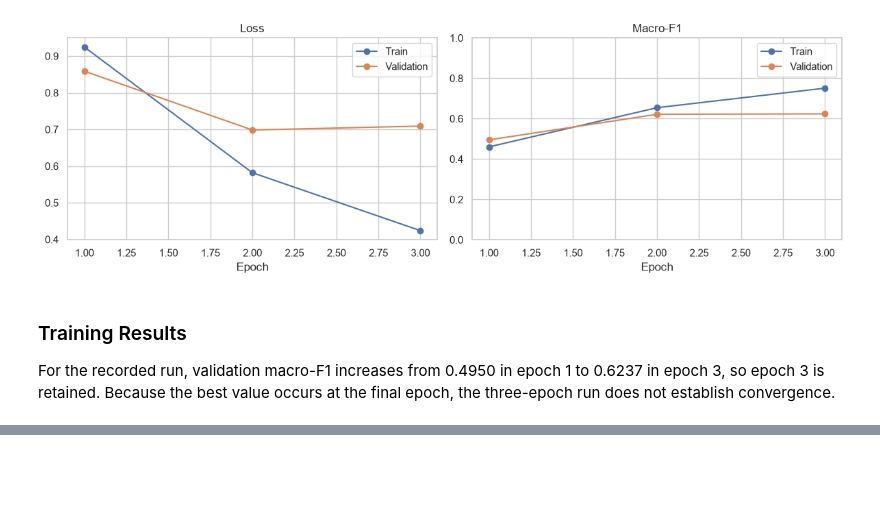
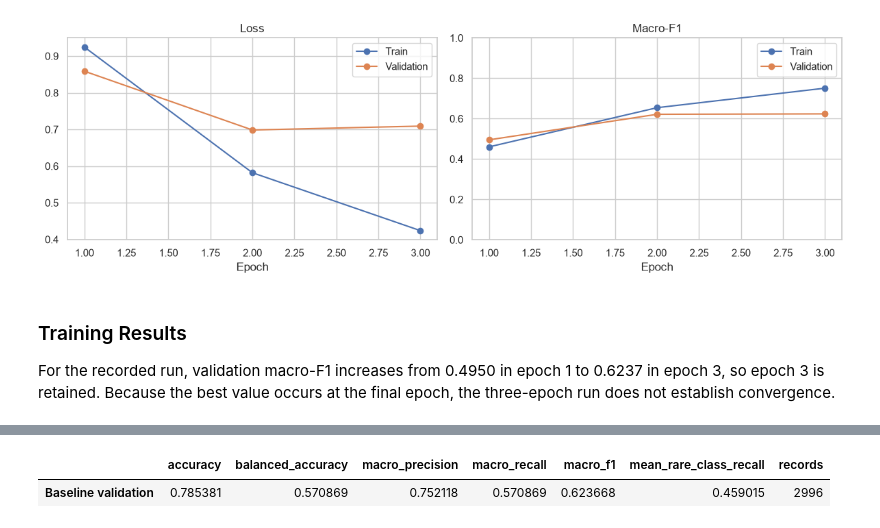
Before and after one commit to Althaf-0130/Fine-Grained-Photovoltaic-Fault-Classification-from-Infrared-Images, a Jupyter notebook: PV_Fault_Classification_Colab.ipynb, the cells around one changed output, grey strips where cells are left out. Saved outputs shown, nothing was run; the diff lists cells and outputs as text; code cells hidden in the pictures; blank space fills up the shorter version.

Commit message:
evaluate validation data and start the tau sweep

```diff
--- a/PV_Fault_Classification_Colab.ipynb
+++ b/PV_Fault_Classification_Colab.ipynb
@@ -911,0 +924,14 @@ For the recorded run, validation macro-F1 increases from 0.4950 in epoch 1 to 0.
+# %%
+validation_result = predict_logits(model, validation_loader, criterion)
+train_prior = np.array(
+    [train_counts[label] / len(splits["train"]) for label in label_names],
+    dtype=np.float64,
+)
+unadjusted_validation = metric_dict(
+    validation_result["targets"],
+    validation_result["predictions"],
+)
+display(pd.DataFrame([unadjusted_validation], index=["Baseline validation"]))
+# %% [output]
+|  | accuracy | balanced_accuracy | macro_precision | macro_recall | macro_f1 | mean_rare_class_recall | records |
+| Baseline validation | 0.785381 | 0.570869 | 0.752118 | 0.570869 | 0.623668 | 0.459015 | 2996 |
```
Also changed, not shown: parts of 3 cells of this notebook.
